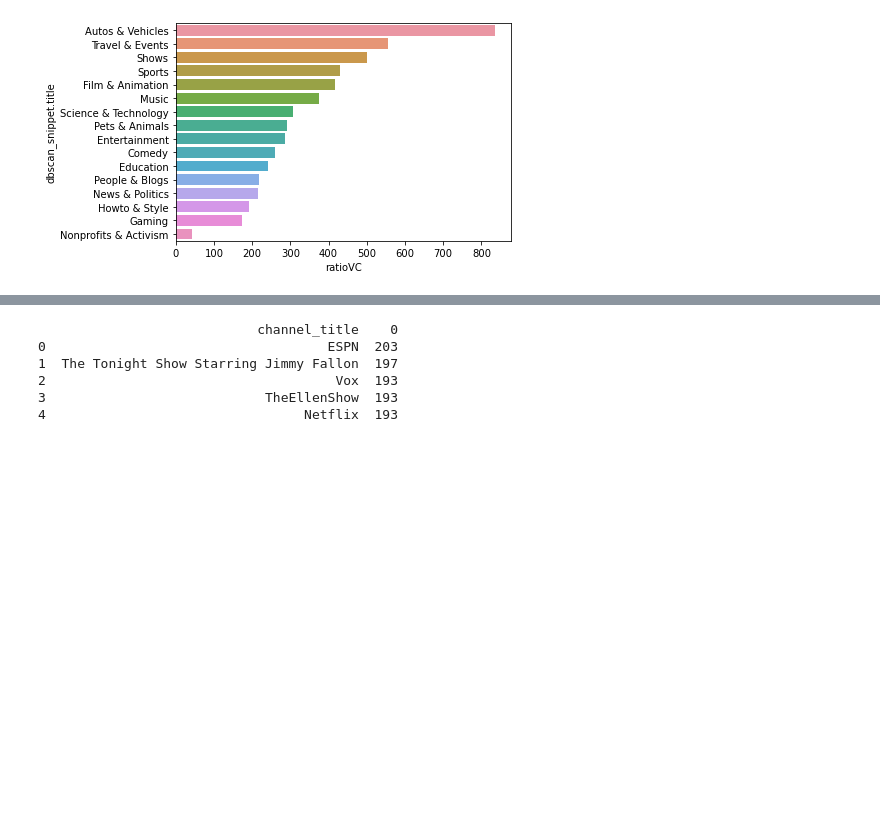
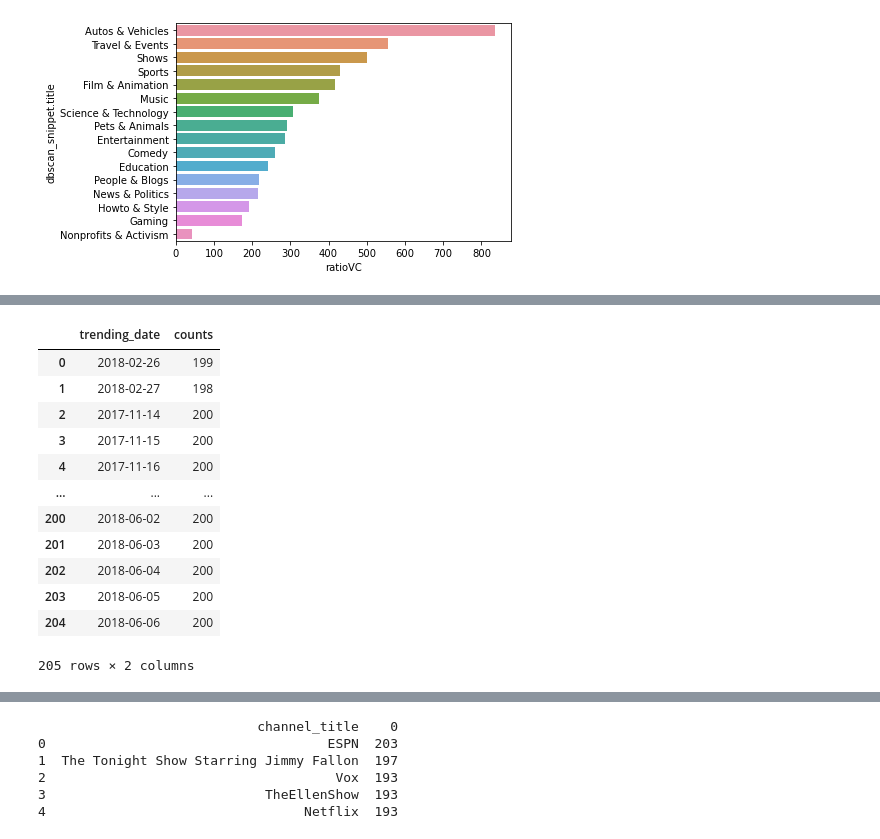
Before and after one commit to JALG99/EB-2021-1-CC51-Grupo5, a Jupyter notebook: TF.ipynb, the cells around one changed output, grey strips where cells are left out. Saved outputs shown, nothing was run; the diff lists cells and outputs as text; code cells hidden in the pictures; blank space fills up the shorter version.

```diff
--- a/TF.ipynb
+++ b/TF.ipynb
@@ -586,0 +620,17 @@ Indexing with multiple keys (implicitly converted to a tuple of keys) will be de
+# %%
+groupUSVideosbyDate = groupUSVideosbyDate.merge(conteo2, how='inner', on='trending_date')
+groupUSVideosbyDate
+# %% [output]
+|  | trending_date | counts |
+| 0 | 2018-02-26 | 199 |
+| 1 | 2018-02-27 | 198 |
+| 2 | 2017-11-14 | 200 |
+| 3 | 2017-11-15 | 200 |
+| 4 | 2017-11-16 | 200 |
+| ... | ... | ... |
+| 200 | 2018-06-02 | 200 |
+| 201 | 2018-06-03 | 200 |
+| 202 | 2018-06-04 | 200 |
+| 203 | 2018-06-05 | 200 |
+| 204 | 2018-06-06 | 200 |
+205 rows × 2 columns
```
Also changed, not shown: parts of 22 cells of this notebook.
